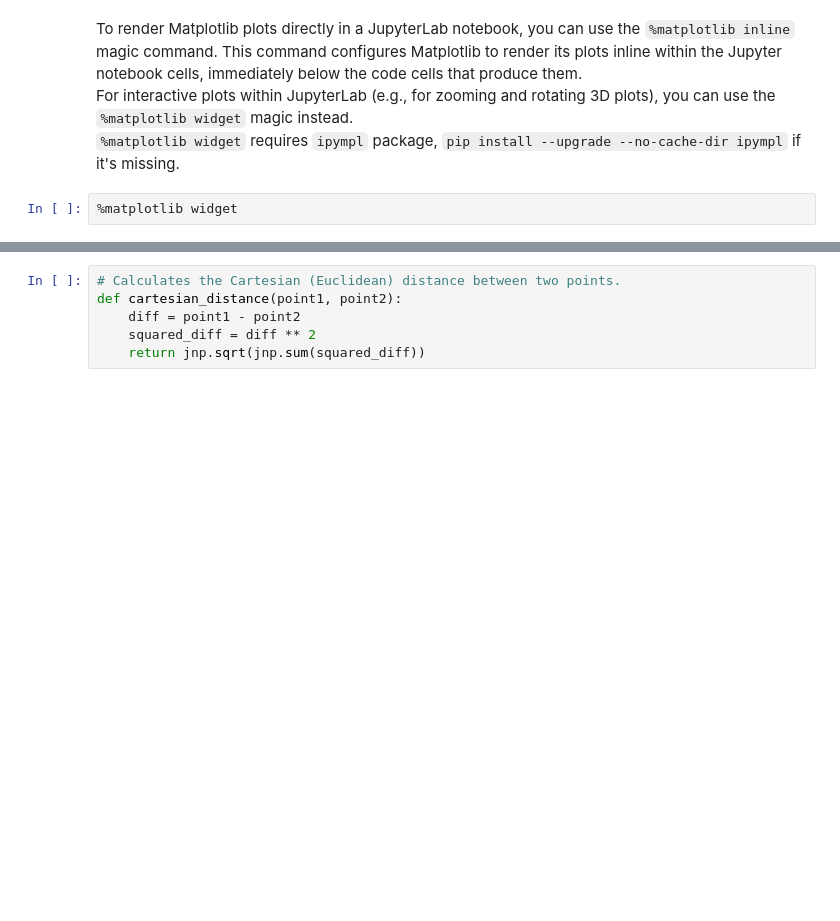
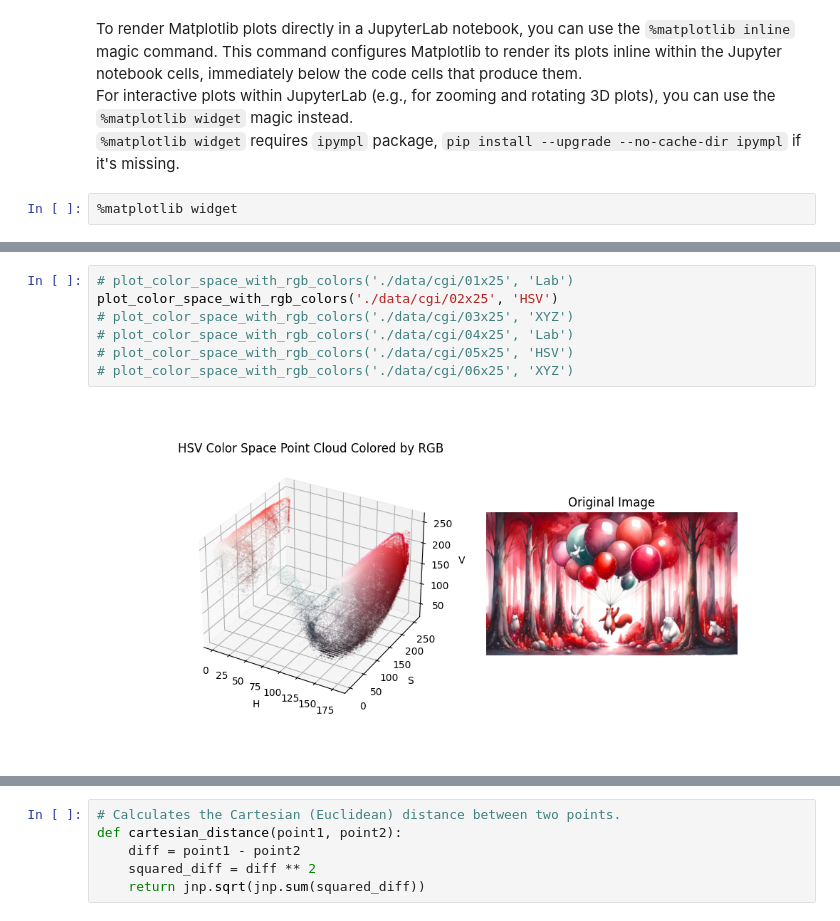
Before and after one commit to shauryashaurya/kandinsky, a Jupyter notebook: 02-K-Means-and-friends.ipynb, the cells around one changed output, grey strips where cells are left out. Saved outputs shown, nothing was run; the diff lists cells and outputs as text; blank space fills up the shorter version.

```diff
--- a/02-K-Means-and-friends.ipynb
+++ b/02-K-Means-and-friends.ipynb
@@ -416,3 +228,12 @@ def plot_color_space_with_rgb_colors(base_path, color_space="RGB"):
+# %%
+# plot_color_space_with_rgb_colors('./data/cgi/01x25', 'Lab')
+plot_color_space_with_rgb_colors('./data/cgi/02x25', 'HSV')
+# plot_color_space_with_rgb_colors('./data/cgi/03x25', 'XYZ')
+# plot_color_space_with_rgb_colors('./data/cgi/04x25', 'Lab')
+# plot_color_space_with_rgb_colors('./data/cgi/05x25', 'HSV')
+# plot_color_space_with_rgb_colors('./data/cgi/06x25', 'XYZ')
+# %% [output]
+[figure, added]
 # %%
 plot_color_space_with_rgb_colors('./data/edtf/001', 'HSV')
 # plot_color_space_with_rgb_colors('./data/edtf/002', 'HSV')
```
Also changed, not shown: parts of 67 cells of this notebook, 2 other files.
